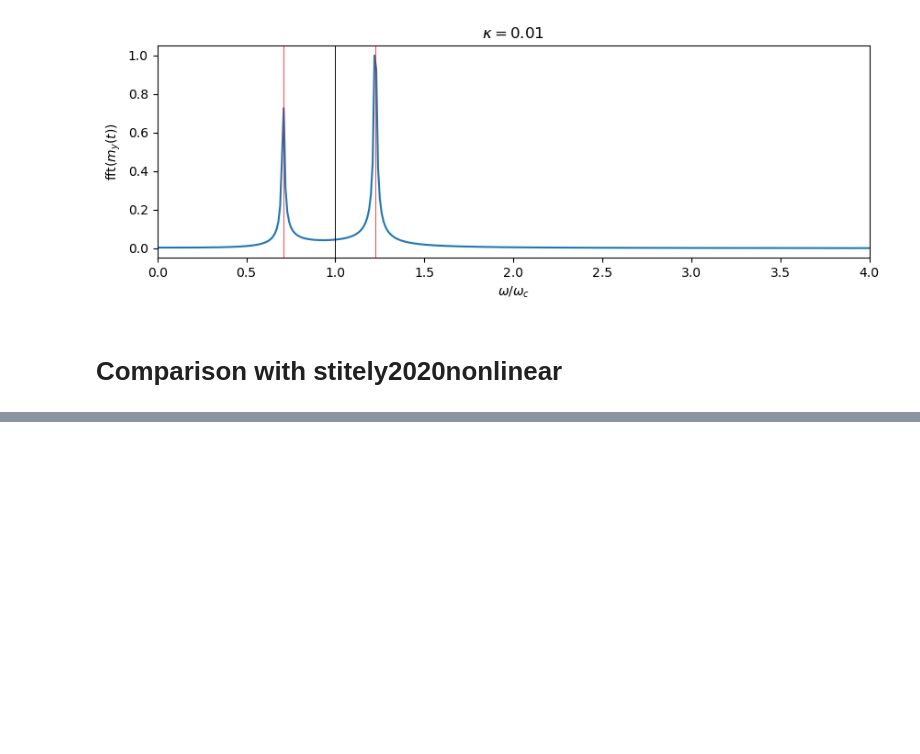
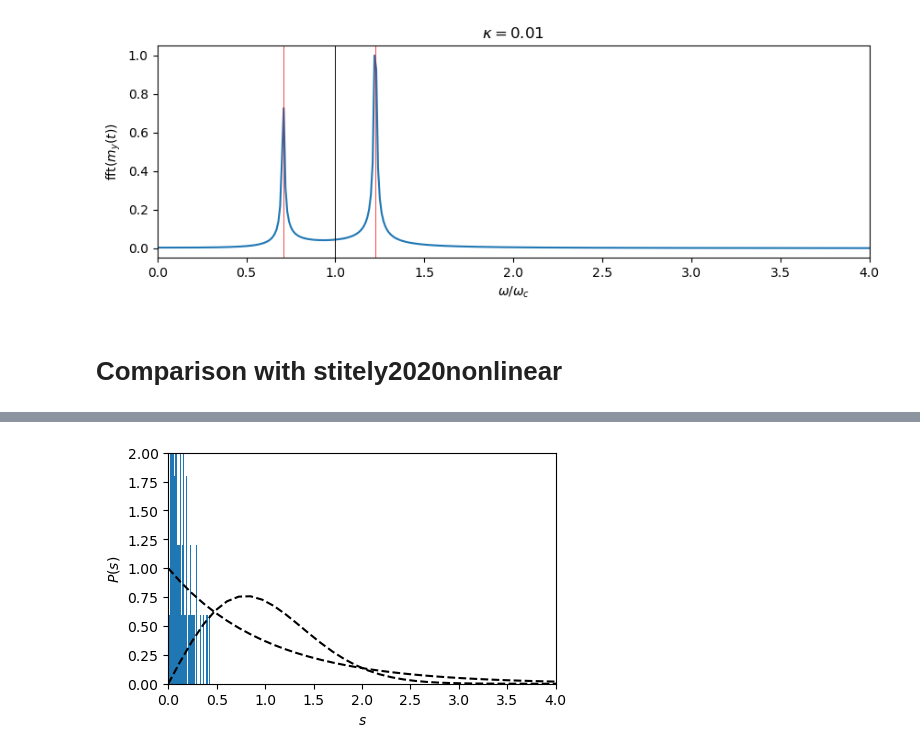
Before and after one commit to chuan97/dicke-dynamics, a Jupyter notebook: non_dissipative.ipynb, the cells around one changed output, grey strips where cells are left out. Saved outputs shown, nothing was run; the diff lists cells and outputs as text; code cells hidden in the pictures; blank space fills up the shorter version.

```diff
--- a/non_dissipative.ipynb
+++ b/non_dissipative.ipynb
@@ -600,0 +707,34 @@ plt.show()
+# %%
+plt.rcParams['figure.figsize'] = (5, 3)
+
+N = 20
+N_photons_cutoff = 50
+
+wc = 1
+wz = 1 * wc
+lamc = 0.5 * np.sqrt(wc * wz)
+lam = 0.2
+
+P = Peven(N/2, N_photons_cutoff)
+
+H = dicke(wz, wc, lam, N/2, N_photons_cutoff)
+Heven = P @ H @ P
+vals = eigh(Heven, eigvals_only=True)
+# %%
+
+start = 0
+level_spacings = (vals[start+1:] - vals[start:-1]) #/ np.abs(vals[:-1])
+#level_spacings = level_spacings[level_spacings < 4]
+
+plt.hist(level_spacings, bins=1000,  density=True)
+s = np.linspace(0, 12, 100)
+plt.plot(s, np.exp(-s), c='k', ls='dashed')
+plt.plot(s, np.pi*s/2 * np.exp(-np.pi*s**2/4), c='k', ls='dashed')
+plt.ylabel(r'$P(s)$')
+plt.xlabel(r'$s$')
+plt.xlim(0, 4)
+plt.ylim(0, 2)
+#plt.ylim(-1.5, -0.5)
+plt.show()
+# %% [output]
+[figure, added]
```
Also changed, not shown: parts of 12 cells of this notebook, 6 other files.
